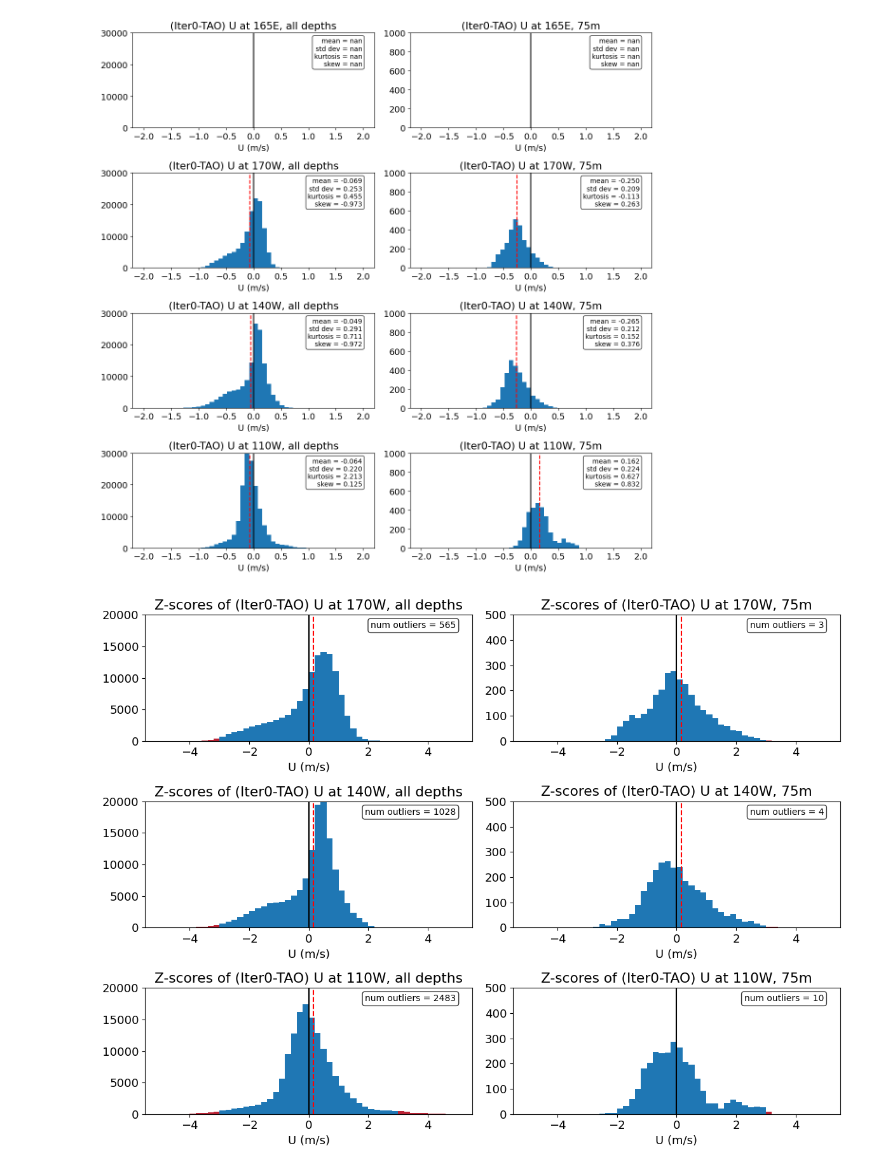
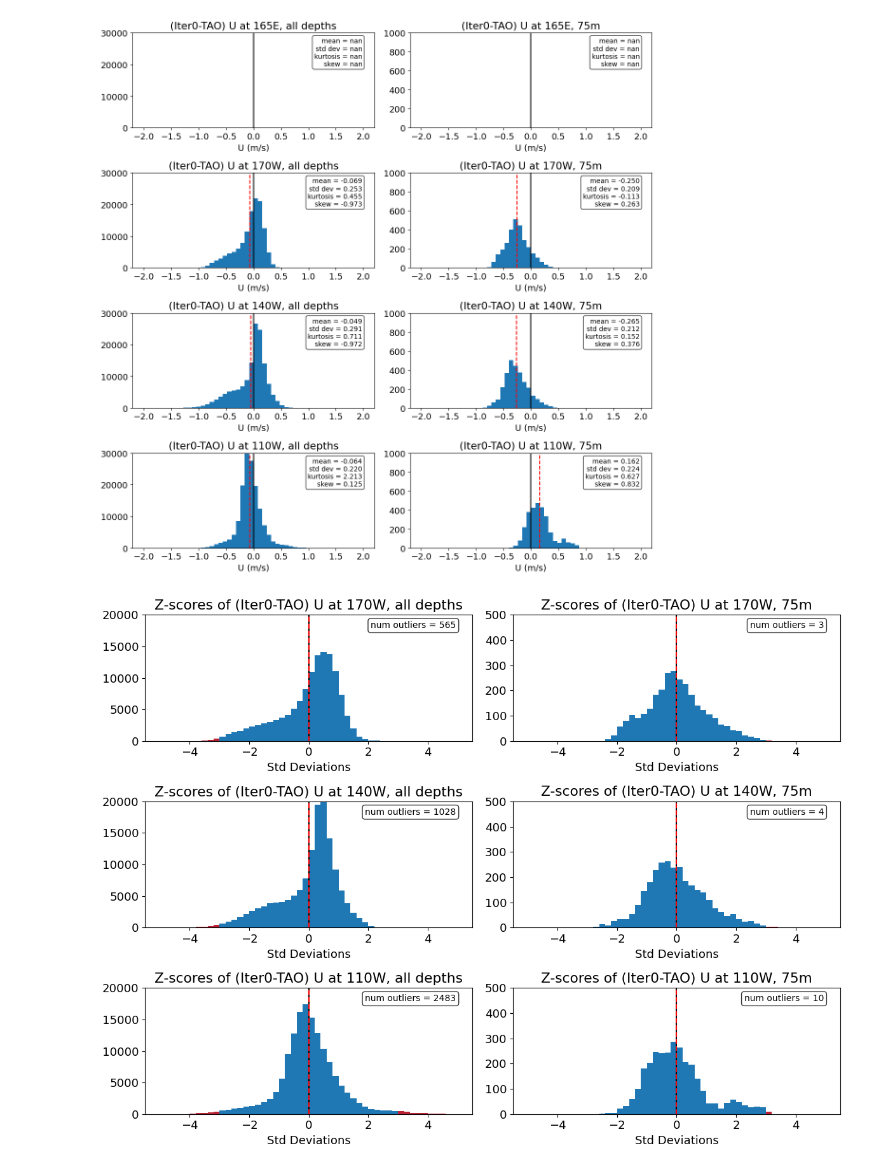
Before and after one commit to eldavenport/TPOSE6_VelocityAssim, a Jupyter notebook: Iter0/VelocityMisft/TPOSE_prof_velocity_misfit.ipynb, the cells around one changed output. Saved outputs shown, nothing was run; the diff lists cells and outputs as text; code cells hidden in the pictures.

```diff
--- a/Iter0/VelocityMisft/TPOSE_prof_velocity_misfit.ipynb
+++ b/Iter0/VelocityMisft/TPOSE_prof_velocity_misfit.ipynb
@@ -715,9 +1272,9 @@ ax[0,0].hist(z_scores,bins=bins)
 ax[0,0].hist(z_scores[np.abs(z_scores) > 3], bins=bins, color='red', alpha=0.7, label='Outliers (z > 3)')
 ax[0,0].set_title('Z-scores of (Iter0-TAO) U at 170W, all depths')
 ax[0,0].set_ylim(0,20000)
-ax[0,0].set_xlabel('U (m/s)')
+ax[0,0].set_xlabel('Std Deviations')
 ax[0,0].axvline(0.0,color='k')
-ax[0,0].axvline(mean_diff,color='r', linestyle='--')
+ax[0,0].axvline(np.mean(z_scores),color='r', linestyle='--')
 
 # Format text
 textstr = f"num outliers = {num_outliers:.0f}"
@@ -741,9 +1298,9 @@ ax[1,0].hist(z_scores,bins=bins)
 ax[1,0].hist(z_scores[np.abs(z_scores) > 3], bins=bins, color='red', alpha=0.7, label='Outliers (z > 3)')
 ax[1,0].set_title('Z-scores of (Iter0-TAO) U at 140W, all depths')
 ax[1,0].set_ylim(0,20000)
-ax[1,0].set_xlabel('U (m/s)')
+ax[1,0].set_xlabel('Std Deviations')
 ax[1,0].axvline(0.0,color='k')
-ax[1,0].axvline(mean_diff,color='r', linestyle='--')
+ax[1,0].axvline(np.mean(z_scores),color='r', linestyle='--')
 
 # Format text
 textstr = f"num outliers = {num_outliers:.0f}"
@@ -767,9 +1324,9 @@ ax[2,0].hist(z_scores,bins=bins)
 ax[2,0].hist(z_scores[np.abs(z_scores) > 3], bins=bins, color='red', alpha=0.7, label='Outliers (z > 3)')
 ax[2,0].set_title('Z-scores of (Iter0-TAO) U at 110W, all depths')
 ax[2,0].set_ylim(0,20000)
-ax[2,0].set_xlabel('U (m/s)')
+ax[2,0].set_xlabel('Std Deviations')
 ax[2,0].axvline(0.0,color='k')
-ax[2,0].axvline(mean_diff,color='r', linestyle='--')
+ax[2,0].axvline(np.mean(z_scores),color='r', linestyle='--')
 
 # Format text
 textstr = f"num outliers = {num_outliers:.0f}"
@@ -796,9 +1353,9 @@ ax[0,1].hist(z_scores,bins=bins)
 ax[0,1].hist(z_scores[np.abs(z_scores) > 3], bins=bins, color='red', alpha=0.7, label='Outliers (z > 3)')
 ax[0,1].set_title('Z-scores of (Iter0-TAO) U at 170W, 75m')
 ax[0,1].set_ylim(0,500)
-ax[0,1].set_xlabel('U (m/s)')
+ax[0,1].set_xlabel('Std Deviations')
 ax[0,1].axvline(0.0,color='k')
-ax[0,1].axvline(mean_diff,color='r', linestyle='--')
+ax[0,1].axvline(np.mean(z_scores),color='r', linestyle='--')
 
 # Format text
 textstr = f"num outliers = {num_outliers:.0f}"
@@ -822,9 +1379,9 @@ ax[1,1].hist(z_scores,bins=bins)
 ax[1,1].hist(z_scores[np.abs(z_scores) > 3], bins=bins, color='red', alpha=0.7, label='Outliers (z > 3)')
 ax[1,1].set_title('Z-scores of (Iter0-TAO) U at 140W, 75m')
 ax[1,1].set_ylim(0,500)
-ax[1,1].set_xlabel('U (m/s)')
+ax[1,1].set_xlabel('Std Deviations')
 ax[1,1].axvline(0.0,color='k')
-ax[1,1].axvline(mean_diff,color='r', linestyle='--')
+ax[1,1].axvline(np.mean(z_scores),color='r', linestyle='--')
 
 # Format text
 textstr = f"num outliers = {num_outliers:.0f}"
@@ -839,32 +1396,34 @@ ax[1,1].text(
     bbox=dict(boxstyle='round', facecolor='white', alpha=0.8)
 )
 
 diff = (U6_110[:,depthidx,0,0] - U6_TAO_110[:,depthidx,0,0]).sel(time=slice('2012-09-01', None))
 flat_nonan = diff.values.flatten()
 flat_nonan = flat_nonan[~np.isnan(flat_nonan)]
 z_scores = zscore(flat_nonan)
 num_outliers = len(z_scores[np.abs(z_scores) > 3])
 ax[2,1].hist(z_scores,bins=bins)
 ax[2,1].hist(z_scores[np.abs(z_scores) > 3], bins=bins, color='red', alpha=0.7, label='Outliers (z > 3)')
 ax[2,1].set_title('Z-scores of (Iter0-TAO) U at 110W, 75m')
 ax[2,1].set_ylim(0,500)
-ax[2,1].set_xlabel('U (m/s)')
+ax[2,1].set_xlabel('Std Deviations')
 ax[2,1].axvline(0.0,color='k')
+ax[2,1].axvline(np.mean(z_scores),color='r', linestyle='--')
+
 
 # Format text
 textstr = f"num outliers = {num_outliers:.0f}"
 
 # Add text box
 ax[2,1].text(
     0.95, 0.95, textstr,
     transform=ax[2,1].transAxes,  # axes fraction
     fontsize=10,
     verticalalignment='top',
     horizontalalignment='right',
     bbox=dict(boxstyle='round', facecolor='white', alpha=0.8)
 )
 
 plt.tight_layout()
 plt.savefig('adcp_iter0_outliers.png')
 # %% [output]
-[figure, old version]
+[figure, new version]
```
Also changed, not shown: parts of 13 cells of this notebook, 14 other files.
